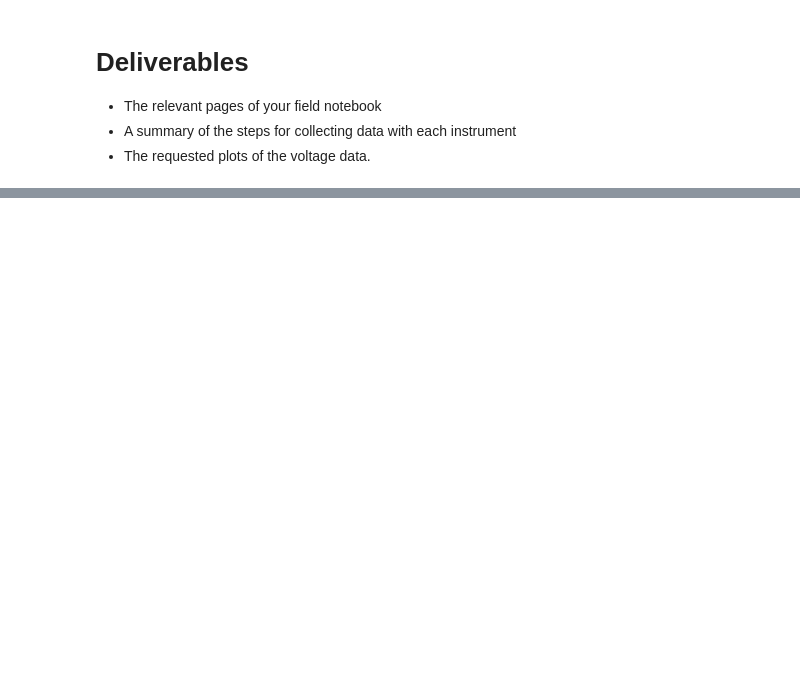
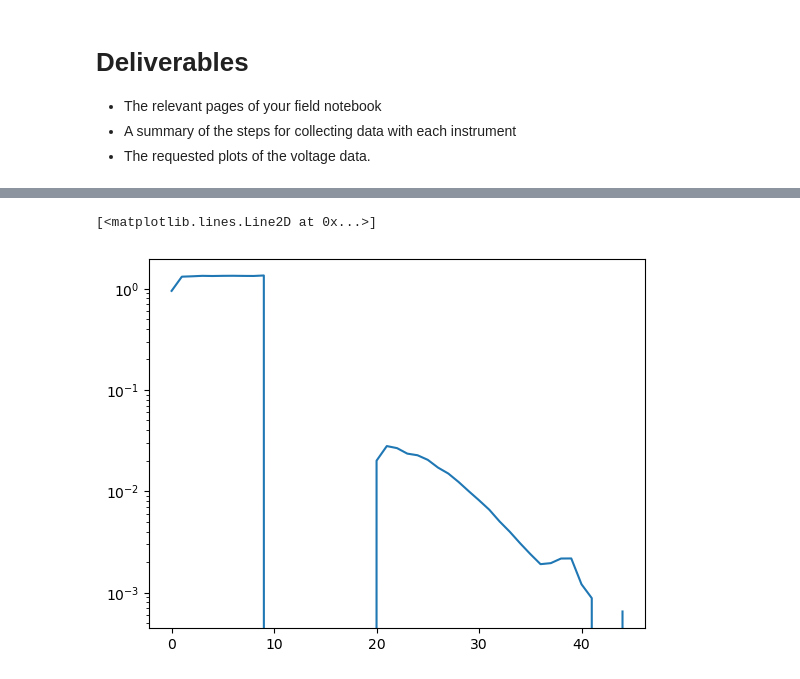
Before and after one commit to jcapriot/gpgn-319, a Jupyter notebook: labs/EM/Lab1-TDEM_collection.ipynb, the cells around one changed output, grey strips where cells are left out. Cells and saved outputs as stored; diff of their text form; code cells hidden in the pictures; blank space fills up the shorter version.

```diff
--- a/labs/EM/Lab1-TDEM_collection.ipynb
+++ b/labs/EM/Lab1-TDEM_collection.ipynb
@@ -138,0 +256,4 @@ Further details about the data file formats will be provide by Monday, but I enc
+# %%
+walk_data_file = Path('data')/'walktem_data.txt'
+with open(walk_data_file) as f:
+    data_lines = f.readlines()
@@ -138,0 +291,15 @@ Further details about the data file formats will be provide by Monday, but I enc
+# %%
+line_split = data_lines[20].split()
+
+time = line_split[0].replace("_", ".")  # Time measurement started
+dt = int(line_split[1])  #Time since start
+current = float(line_split[2])
+temperature = float(line_split[3])
+vOn = float(line_split[4])
+vOff = float(line_split[5])
+imax = int(line_split[6])
+imin = int(line_split[7])
+moment_id = int(line_split[8])  # 1 for high moment 2 for low moment
+volts = [float(dat) for dat in line_split[9:]]
+volts
+print(time, dt, current, temperature, vOn, vOff, imax, imin, moment_id, len(volts))
@@ -138,0 +308,5 @@ Further details about the data file formats will be provide by Monday, but I enc
+# %%
+plt.semilogy(-np.array(volts))
+# %% [output]
+[<matplotlib.lines.Line2D at 0x...>]
+[figure, added]
```
Also changed, not shown: parts of 25 cells of this notebook, 3 other files.
